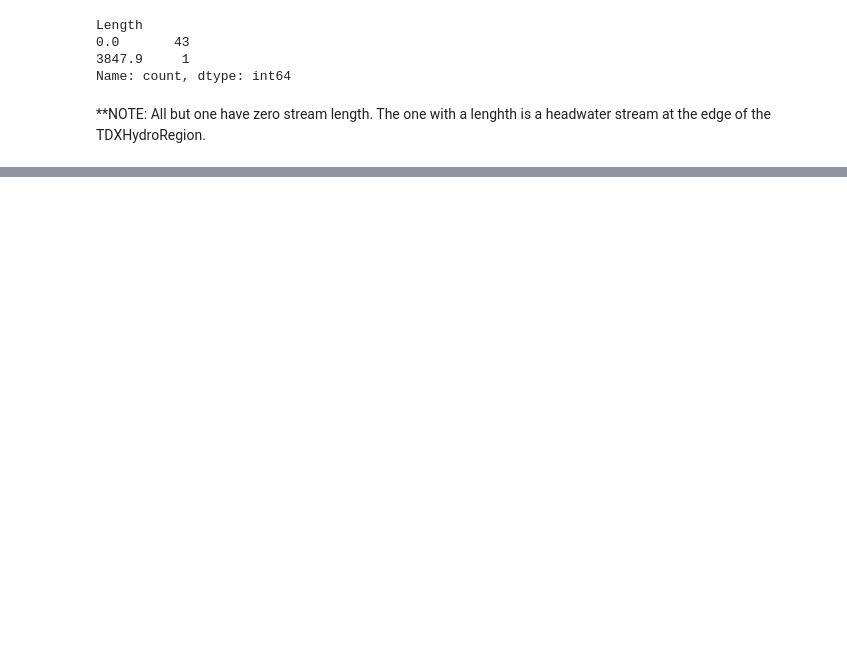
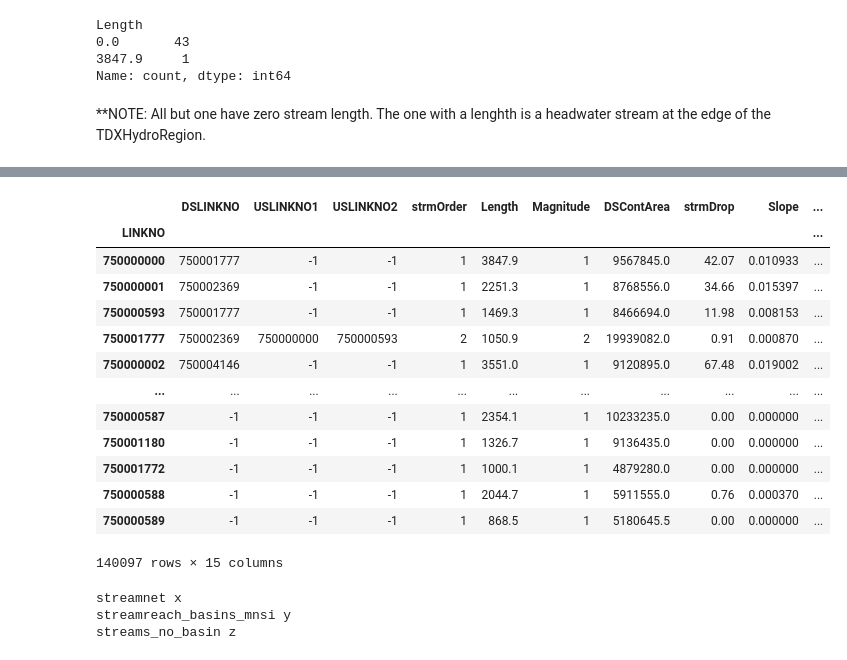
Before and after one commit to WikiWatershed/global-hydrography, a Jupyter notebook: sandbox/modified_nested_set_index.ipynb, the cells around one changed output, grey strips where cells are left out. Saved outputs shown, nothing was run; the diff lists cells and outputs as text; code cells hidden in the pictures; blank space fills up the shorter version.

```diff
--- a/sandbox/modified_nested_set_index.ipynb
+++ b/sandbox/modified_nested_set_index.ipynb
@@ -493,3 +629,20 @@ pyogrio.write_dataframe(streams_no_basins_gdf, tdx_dir / 'streams_no_basins.gpkg
+# %%
+stream_mnsi_gdf.drop(columns=gh.mnsi.MNSI_FIELDS)
+# %% [output]
+|  | DSLINKNO | USLINKNO1 | USLINKNO2 | strmOrder | Length | Magnitude | DSContArea | strmDrop | Slope | ... |
+| LINKNO |  |  |  |  |  |  |  |  |  | ... |
+| 750000000 | 750001777 | -1 | -1 | 1 | 3847.9 | 1 | 9567845.0 | 42.07 | 0.010933 | ... |
+| 750000001 | 750002369 | -1 | -1 | 1 | 2251.3 | 1 | 8768556.0 | 34.66 | 0.015397 | ... |
+| 750000593 | 750001777 | -1 | -1 | 1 | 1469.3 | 1 | 8466694.0 | 11.98 | 0.008153 | ... |
+| 750001777 | 750002369 | 750000000 | 750000593 | 2 | 1050.9 | 2 | 19939082.0 | 0.91 | 0.000870 | ... |
+| 750000002 | 750004146 | -1 | -1 | 1 | 3551.0 | 1 | 9120895.0 | 67.48 | 0.019002 | ... |
+| ... | ... | ... | ... | ... | ... | ... | ... | ... | ... | ... |
+| 750000587 | -1 | -1 | -1 | 1 | 2354.1 | 1 | 10233235.0 | 0.00 | 0.000000 | ... |
+| 750001180 | -1 | -1 | -1 | 1 | 1326.7 | 1 | 9136435.0 | 0.00 | 0.000000 | ... |
+| 750001772 | -1 | -1 | -1 | 1 | 1000.1 | 1 | 4879280.0 | 0.00 | 0.000000 | ... |
+| 750000588 | -1 | -1 | -1 | 1 | 2044.7 | 1 | 5911555.0 | 0.76 | 0.000370 | ... |
+| 750000589 | -1 | -1 | -1 | 1 | 868.5 | 1 | 5180645.5 | 0.00 | 0.000000 | ... |
+140097 rows × 15 columns
 # %%
 DISCOVER = "DISCOVER_TIME"
 FINISH = "FINISH_TIME"
@@ -497,3 +650,15 @@ ROOT = "ROOT_ID"
 # at column locations right after other LINK info
 for f in (FINISH, DISCOVER, ROOT):
     basins_gdf.insert(0, f, None)
+# %%
+gdf_dict = {
+        'streamnet': 'x',
+        'streamreach_basins_mnsi': 'y',
+        'streams_no_basin': 'z',
+    }
+for dataset, gdf in gdf_dict.items():
+    print(dataset, gdf)
+# %% [output]
+streamnet x
+streamreach_basins_mnsi y
+streams_no_basin z
```
Also changed, not shown: parts of 17 cells of this notebook, 4 other files.
